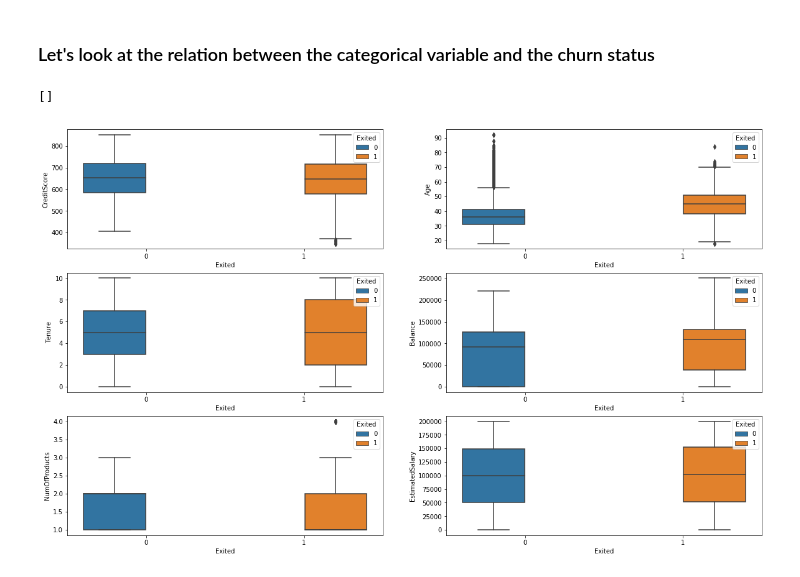
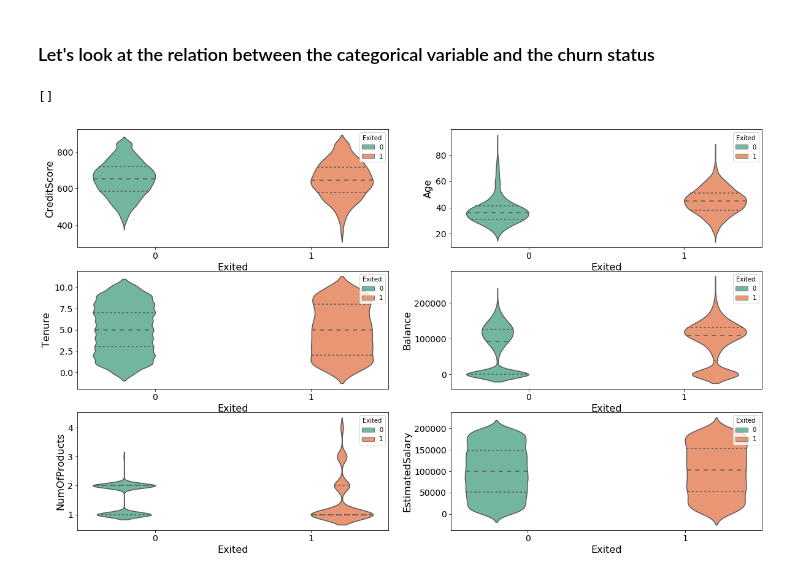
Before and after one commit to Moutoussamy/BankCustomersChurnPred, a Jupyter notebook: BankCustomersChurnPred.ipynb, the cells around one changed output. Cells and saved outputs as stored; diff of their text form; code cells hidden in the pictures.

```diff
--- a/BankCustomersChurnPred.ipynb
+++ b/BankCustomersChurnPred.ipynb
@@ -260,16 +301,29 @@ df_chi.sort_values(by='Chi-square', ascending=False)
 | 2 | HasCrCard | 0.471338 | 4.923724e-01 |
 # %% [markdown]
 ### Let's look at the relation between the categorical variable and the churn status
-# %%
-fig, axarr = plt.subplots(3, 2, figsize=(20, 12))
-sns.boxplot(y='CreditScore',x = 'Exited', hue = 'Exited',data = df, ax=axarr[0][0])
-sns.boxplot(y='Age',x = 'Exited', hue = 'Exited',data = df , ax=axarr[0][1])
-sns.boxplot(y='Tenure',x = 'Exited', hue = 'Exited',data = df, ax=axarr[1][0])
-sns.boxplot(y='Balance',x = 'Exited', hue = 'Exited',data = df, ax=axarr[1][1])
-sns.boxplot(y='NumOfProducts',x = 'Exited', hue = 'Exited',data = df, ax=axarr[2][0])
-sns.boxplot(y='EstimatedSalary',x = 'Exited', hue = 'Exited',data = df, ax=axarr[2][1])
-
-plt.plot()
-# %% [output]
-[]
-[figure, removed]
+# %%
+x = 0
+y = 0
+
+fig, axarr = plt.subplots(3, 2, figsize=(20, 12))
+
+for descriptor in continuous_descriptors:
+    sns.violinplot(y=descriptor,x = 'Exited',palette="Set2", hue = 'Exited',data = df,inner="quartile", ax=axarr[x][y])
+    axarr[x][y].tick_params(axis='both', which='major', labelsize=14)
+    axarr[x][y].yaxis.label.set_size(16)
+    axarr[x][y].xaxis.label.set_size(16)
+
+
+
+    if y ==0:
+        y = 1
+    elif y == 1:
+        x += 1
+        y = 0
+
+
+
+plt.plot()
+# %% [output]
+[]
+[figure, added]
```
Also changed, not shown: parts of 26 cells of this notebook.
